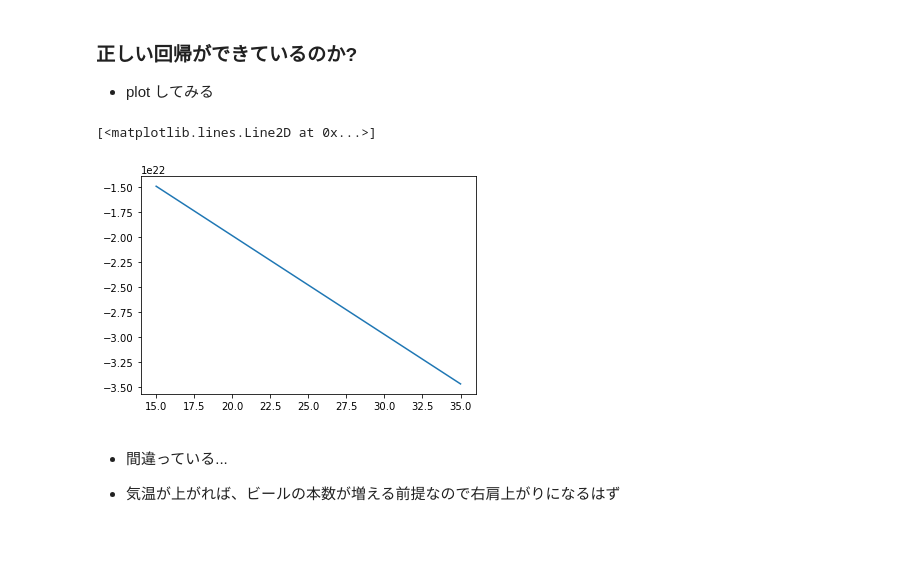
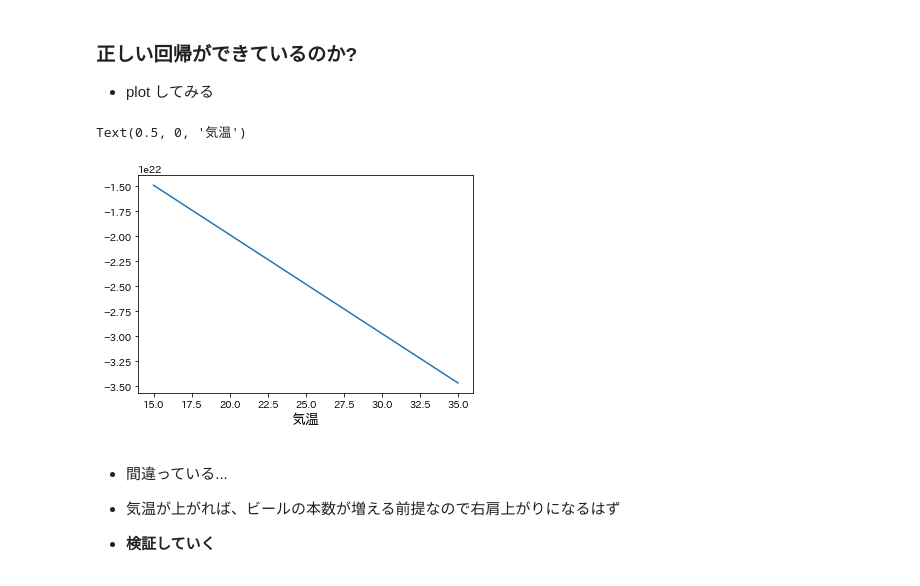
Before and after one commit to MoTo-LaBo/Machine-Learning-Basic, a Jupyter notebook: 機械学習/06単回帰分析/01_simple_regression.ipynb, the cells around one changed output. Saved outputs shown, nothing was run; the diff lists cells and outputs as text; code cells hidden in the pictures; blank space fills up the shorter version.

```diff
--- a/機械学習/06単回帰分析/01_simple_regression.ipynb
+++ b/機械学習/06単回帰分析/01_simple_regression.ipynb
@@ -199,15 +197,18 @@ for t in range(epochs):
 # %%
 # w0 w1 の値を plot
 
 # x軸, y軸を決める　：　　x軸に対応してy軸が plot されていく
 x = np.linspace(15, 35, 100)
 y = w0 + w1*x
 
 plt.plot(x, y)
+plt.xlabel('気温', fontsize=14)
 # %% [output]
-[<matplotlib.lines.Line2D at 0x...>]
+Text(0.5, 0, '気温')
-[figure, old version]
+[figure, new version]
 # %% [markdown]
 - 間違っている...
 
 - 気温が上がれば、ビールの本数が増える前提なので右肩上がりになるはず
+
+- **検証していく**
```
Also changed, not shown: parts of 9 cells of this notebook, 1 other file.
